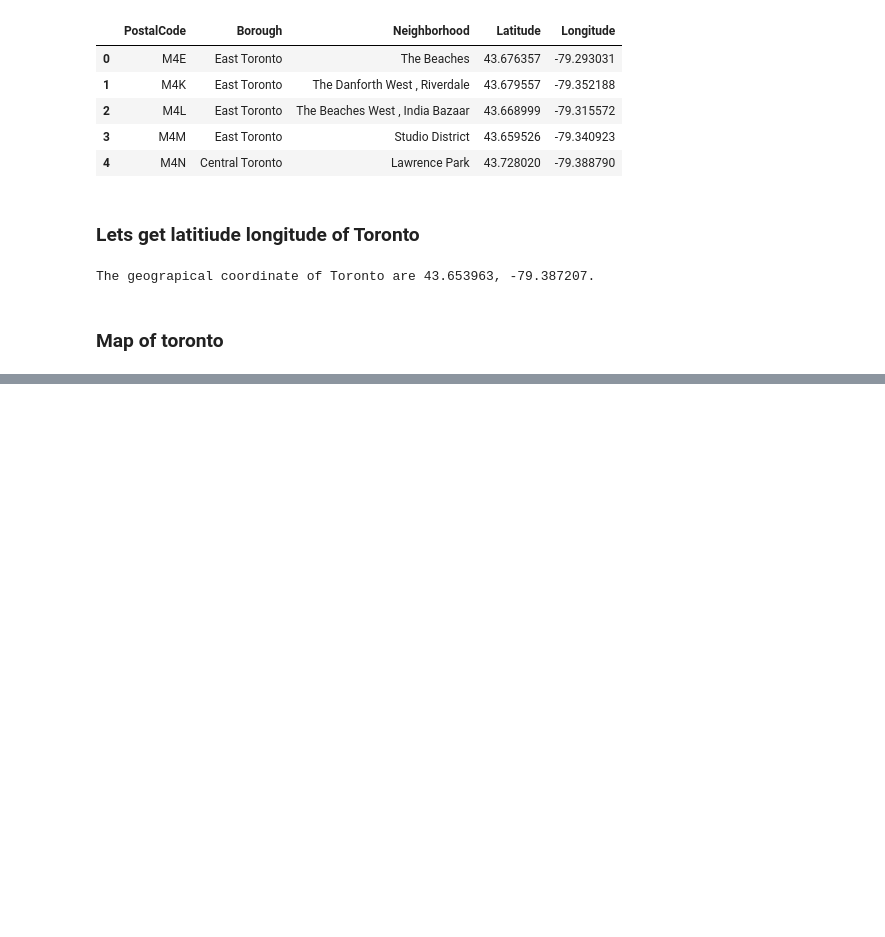
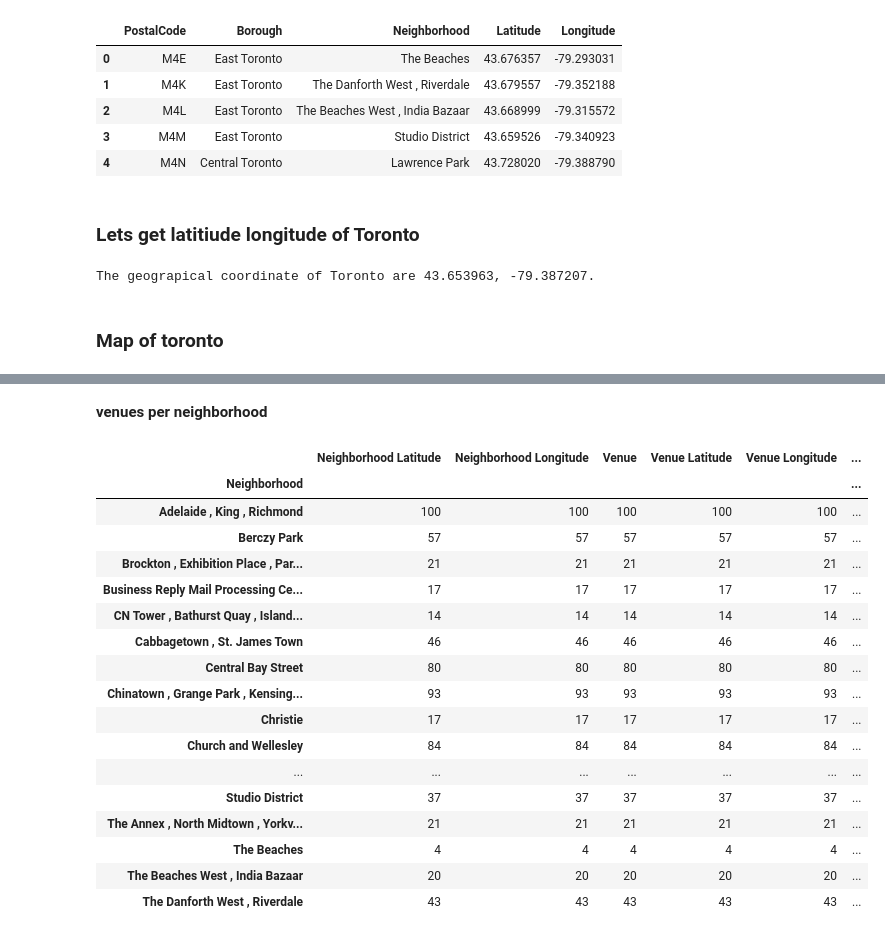
Before and after one commit to dubeymeenakshi/Coursera_Capstone, a Jupyter notebook: Capstone_Project_Week3.ipynb, the cells around one changed output, grey strips where cells are left out. Drawn from its saved outputs; the diff is of its cells as text; code cells hidden in the pictures; blank space fills up the shorter version.

```diff
--- a/Capstone_Project_Week3.ipynb
+++ b/Capstone_Project_Week3.ipynb
@@ -194,0 +286,23 @@ map_toronto
+# %% [markdown]
+**venues per neighborhood**
+# %%
+toronto_venues.groupby('Neighborhood').count()
+# %% [output]
+|  | Neighborhood Latitude | Neighborhood Longitude | Venue | Venue Latitude | Venue Longitude | ... |
+| Neighborhood |  |  |  |  |  | ... |
+| Adelaide , King , Richmond | 100 | 100 | 100 | 100 | 100 | ... |
+| Berczy Park | 57 | 57 | 57 | 57 | 57 | ... |
+| Brockton , Exhibition Place , Par... | 21 | 21 | 21 | 21 | 21 | ... |
+| Business Reply Mail Processing Ce... | 17 | 17 | 17 | 17 | 17 | ... |
+| CN Tower , Bathurst Quay , Island... | 14 | 14 | 14 | 14 | 14 | ... |
+| Cabbagetown , St. James Town | 46 | 46 | 46 | 46 | 46 | ... |
+| Central Bay Street | 80 | 80 | 80 | 80 | 80 | ... |
+| Chinatown , Grange Park , Kensing... | 93 | 93 | 93 | 93 | 93 | ... |
+| Christie | 17 | 17 | 17 | 17 | 17 | ... |
+| Church and Wellesley | 84 | 84 | 84 | 84 | 84 | ... |
+| ... | ... | ... | ... | ... | ... | ... |
+| Studio District | 37 | 37 | 37 | 37 | 37 | ... |
+| The Annex , North Midtown , Yorkv... | 21 | 21 | 21 | 21 | 21 | ... |
+| The Beaches | 4 | 4 | 4 | 4 | 4 | ... |
+| The Beaches West , India Bazaar | 20 | 20 | 20 | 20 | 20 | ... |
+| The Danforth West , Riverdale | 43 | 43 | 43 | 43 | 43 | ... |
```
Also changed, not shown: parts of 31 cells of this notebook, 1 other file.
